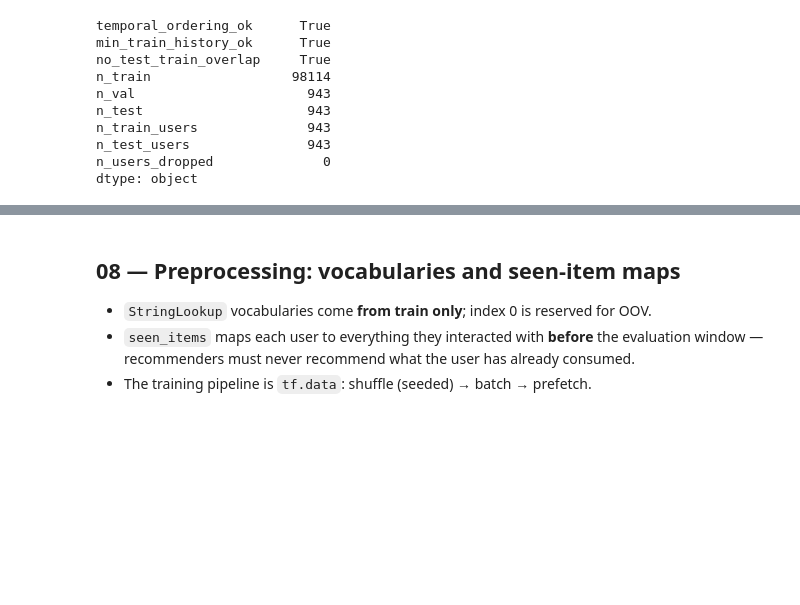
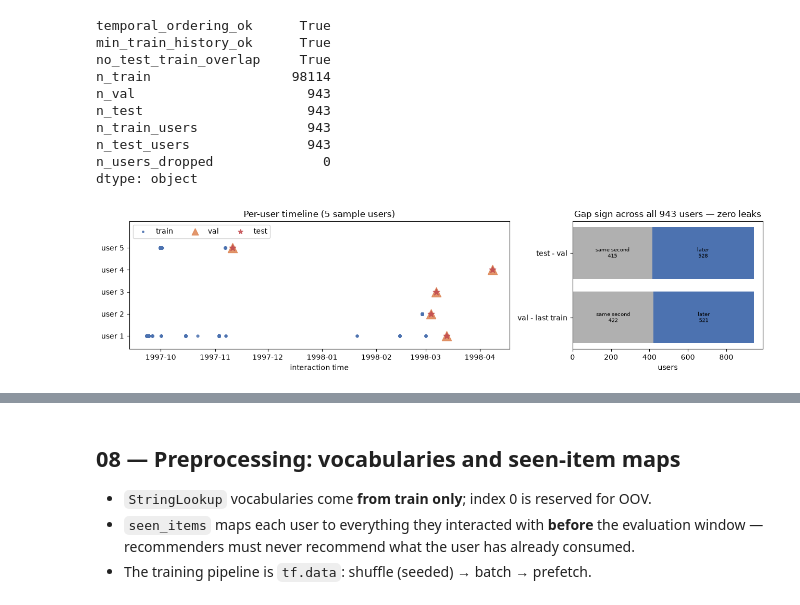
Before and after one commit to Sayomphon/Two_Tower_Movie_Retrieval, a Jupyter notebook: notebooks/movielens_two_tower_retrieval.ipynb, the cells around one changed output, grey strips where cells are left out. Cells and saved outputs as stored; diff of their text form; code cells hidden in the pictures; blank space fills up the shorter version.

```diff
--- a/notebooks/movielens_two_tower_retrieval.ipynb
+++ b/notebooks/movielens_two_tower_retrieval.ipynb
@@ -207,3 +207,53 @@ n_train_users              943
 n_test_users               943
 n_users_dropped              0
 dtype: object
+# %%
+# Visual proof of the split rule: per-user timelines, then the same invariant across every user
+sample_users = sorted(split.test["user_id"].unique(), key=int)[:5]
+row_of = {user_id: row for row, user_id in enumerate(sample_users)}
+
+fig, (timeline, gap_ax) = plt.subplots(1, 2, figsize=(13, 3.4), width_ratios=[2, 1])
+
+# val is drawn largest and test smallest on purpose: the two often share a second, and the
+# marker peeking out from under the star is what that tie looks like
+for frame, label, color, marker, size, layer in [
+    (split.train, "train", "#4c72b0", "o", 12, 1),
+    (split.val, "val", "#dd8452", "^", 170, 2),
+    (split.test, "test", "#c44e52", "*", 90, 3),
+]:
+    subset = frame[frame["user_id"].isin(sample_users)]
+    timeline.scatter(pd.to_datetime(subset["timestamp"], unit="s"), subset["user_id"].map(row_of),
+                     s=size, marker=marker, color=color, alpha=0.85, zorder=layer, label=label)
+
+timeline.set(yticks=range(len(sample_users)), yticklabels=[f"user {u}" for u in sample_users],
+             ylim=(-0.6, len(sample_users) + 0.2),
+             xlabel="interaction time", title="Per-user timeline (5 sample users)")
+timeline.legend(loc="upper left", ncols=3, markerscale=0.7)
+
+# The audit's invariant, counted over the whole population: no evaluation point may look back
+last_train = split.train.groupby("user_id")["timestamp"].max()
+val_ts = split.val.set_index("user_id")["timestamp"]
+test_ts = split.test.set_index("user_id")["timestamp"]
+gaps = pd.DataFrame({"val - last train": val_ts - last_train.reindex(val_ts.index),
+                     "test - val": test_ts - val_ts.reindex(test_ts.index)})
+counts = gaps.apply(lambda gap: pd.Series({"earlier (leak)": (gap < 0).sum(),
+                                           "same second": (gap == 0).sum(),
+                                           "later": (gap > 0).sum()}))
+
+left = np.zeros(len(counts.columns))
+for bucket, color in [("earlier (leak)", "#c44e52"), ("same second", "#b0b0b0"),
+                      ("later", "#4c72b0")]:
+    widths = counts.loc[bucket].to_numpy()
+    gap_ax.barh(counts.columns, widths, left=left, color=color)
+    for row, (width, start) in enumerate(zip(widths, left, strict=True)):
+        if width:                                   # empty buckets label nothing — 0 leaks stays blank
+            gap_ax.text(start + width / 2, row, f"{bucket}\n{width}",
+                        ha="center", va="center", fontsize=7)
+    left += widths
+
+gap_ax.set(xlabel="users", title=f"Gap sign across all {len(val_ts)} users — zero leaks")
+
+fig.tight_layout()
+plt.show()
+# %% [output]
+[figure, added]
```
Also changed, not shown: parts of 9 cells of this notebook, 2 other files.
